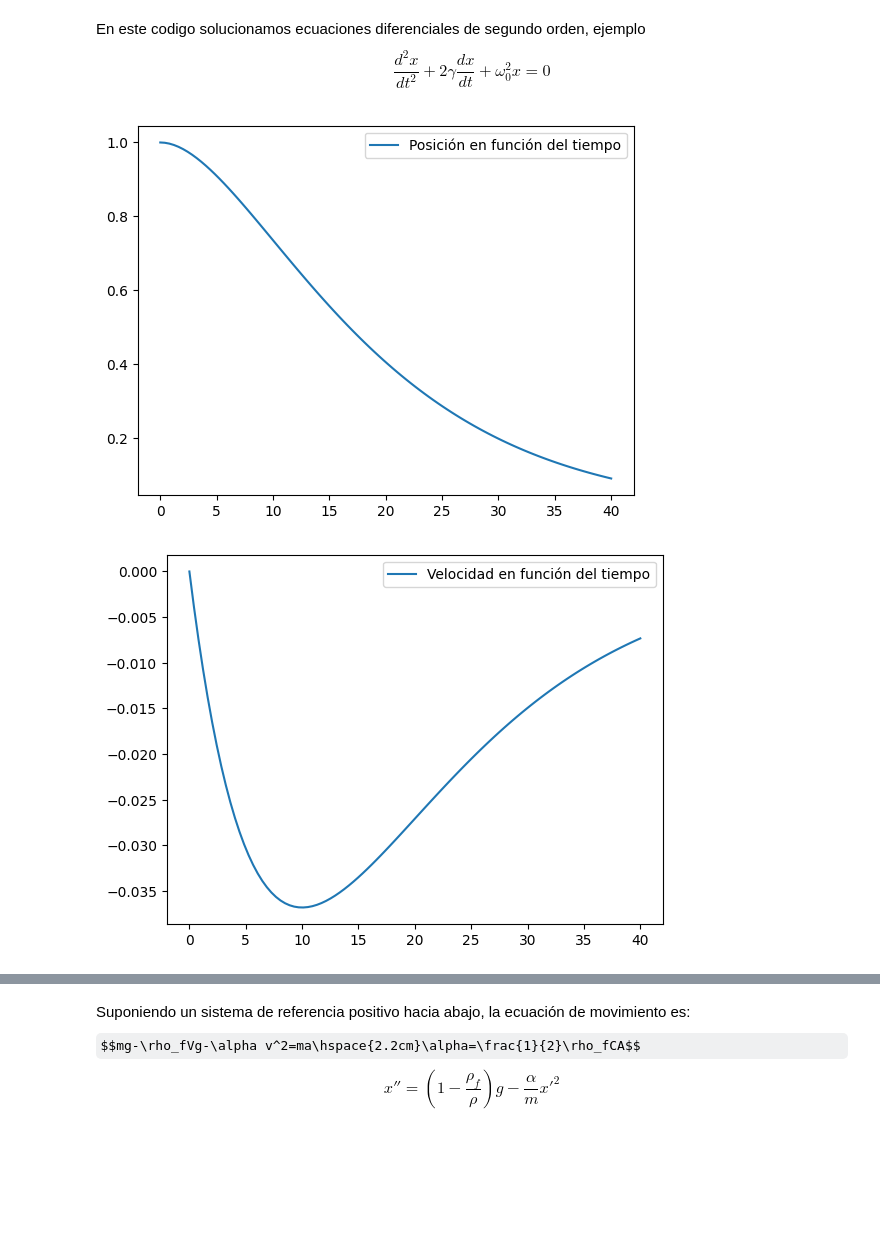
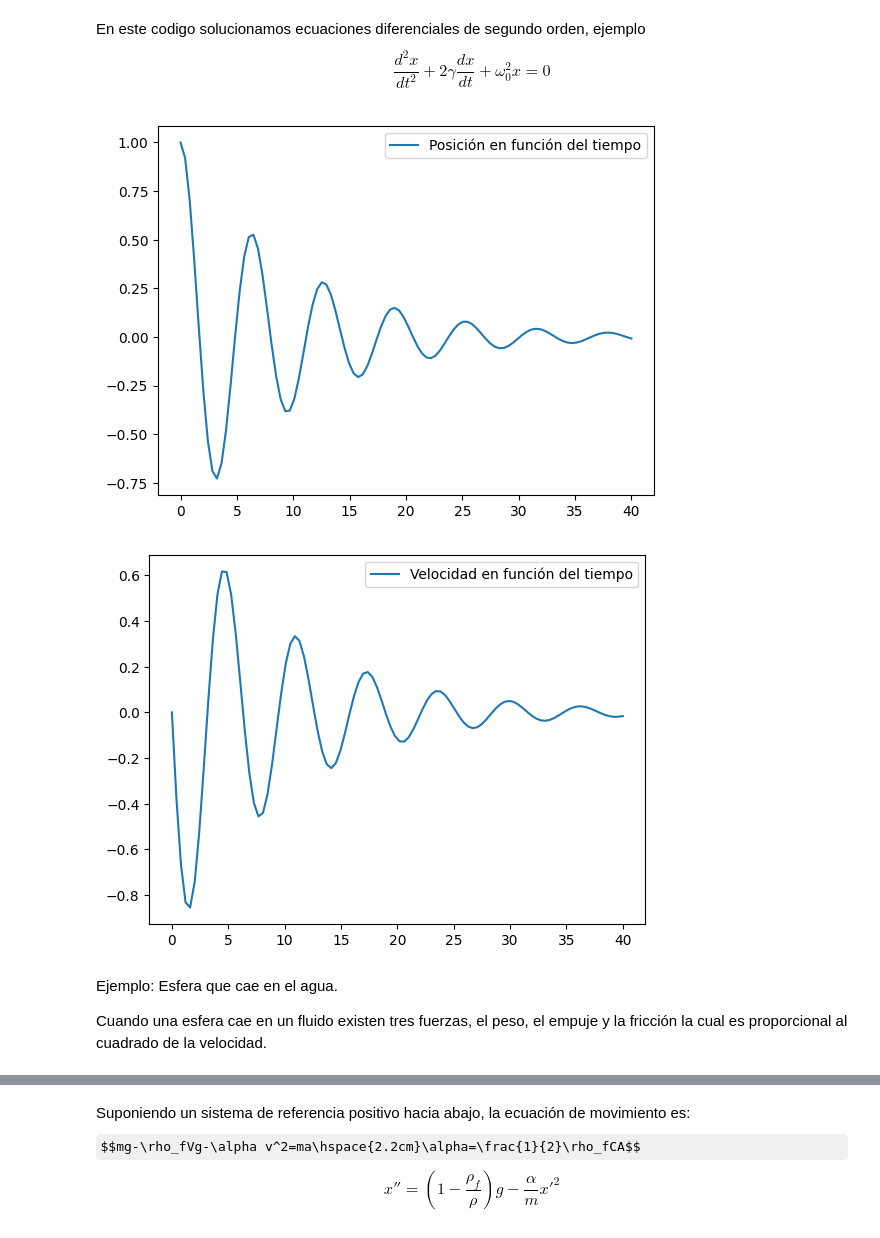
Before and after one commit to cjimenez275/Simulacion_Fisica, a Jupyter notebook: 7_ODEINT.ipynb, the cells around one changed output, grey strips where cells are left out. Cells and saved outputs as stored; diff of their text form; code cells hidden in the pictures; some formulas as TeX source; blank space fills up the shorter version.

```diff
--- a/7_ODEINT.ipynb
+++ b/7_ODEINT.ipynb
@@ -70,25 +70,30 @@ En este codigo solucionamos ecuaciones diferenciales de segundo orden, ejemplo
 $$\frac{d^2x}{dt^2}+2\gamma \frac{dx}{dt}+\omega_0^2 x=0$$
 # %%
 g = 0.1
-w0 = 0.1
+w0 = 1
 x0 = [1, 0]
 def ecuacion(y0,x):
   x, v = y0
   f = [v, -2*g*v-(w0**2)*x]
   return f
 
 t = np.linspace(0, 40, 100)
 xsol = odeint(ecuacion, x0, t)
 print()
 plt.plot(t, xsol[:, 0], label="Posición en función del tiempo")
 plt.legend()
 plt.show()
 # %% [output]
-[figure, old version]
+[figure, new version]
 # %%
 plt.plot(t, xsol[:, 1], label="Velocidad en función del tiempo")
 plt.legend()
 plt.show()
 # %% [output]
-[figure, old version]
+[figure, new version]
+# %% [markdown]
+Ejemplo:
+Esfera que cae en el agua.
+
+Cuando una esfera cae en un fluido existen tres fuerzas, el peso, el empuje y la fricción la cual es proporcional al cuadrado de la velocidad.
 # %% [markdown]
```
Also changed, not shown: parts of 9 cells of this notebook.
